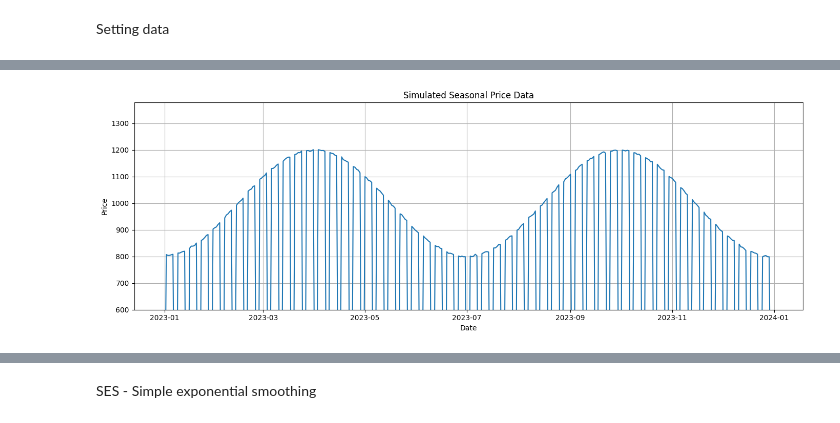
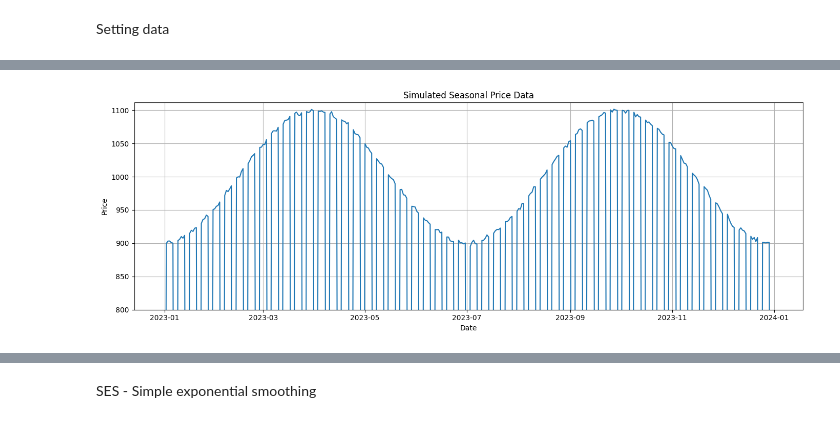
Before and after one commit to AndrijaLazic/Time-Series-Forecasting, a Jupyter notebook: python-roi/main.ipynb, the cells around one changed output, grey strips where cells are left out. Drawn from its saved outputs; the diff is of its cells as text; code cells hidden in the pictures.

```diff
--- a/python-roi/main.ipynb
+++ b/python-roi/main.ipynb
@@ -108,33 +114,33 @@ seasonal__dataframe = pandas.DataFrame({"date": dates})
 seasonal__dataframe["day_of_year"] = seasonal__dataframe["date"].dt.dayofyear
 seasonal__dataframe["day_of_week"] = seasonal__dataframe["date"].dt.dayofweek  # 0=Mon, ..., 6=Sun
 
 # Generate seasonal pattern (using sine curve)
 # Example: simulate higher prices in middle of year (summer)
 shift_days = 45
-seasonal_pattern = 1000 + 200 * numpy.sin(4 * numpy.pi * (seasonal__dataframe["day_of_year"] - shift_days) / 365)
+seasonal_pattern = 1000 + 100 * numpy.sin(4 * numpy.pi * (seasonal__dataframe["day_of_year"] - shift_days) / 365)
 
 # Add random noise
 noise = numpy.random.normal(0, 2.0, size=len(seasonal__dataframe))
 
 # Final price = seasonality + trend + noise
 seasonal__dataframe["price"] = seasonal_pattern + noise
 
 # Optionally zero out weekends
 if zero_on_weekends:
     seasonal__dataframe.loc[seasonal__dataframe["day_of_week"] >= 5, "price"] = 0
 
 # Plot result
 plt.figure(figsize=(14, 5))
 plt.plot(seasonal__dataframe["date"], seasonal__dataframe["price"])
 plt.title("Simulated Seasonal Price Data")
 plt.xlabel("Date")
 plt.ylabel("Price")
 plt.grid(True)
 plt.tight_layout()
-plt.ylim(600, seasonal_plus_linear_growth_dataframe["price"].max() + 10)
+plt.ylim(800, seasonal__dataframe["price"].max() + 10)
 plt.show()
 
 # Save to CSV
 seasonal__dataframe[["date", "price"]].to_csv("Data/seasonal_price_data.csv", index=False)
 # %% [output]
-[figure, old version]
+[figure, new version]
```
Also changed, not shown: parts of 13 cells of this notebook, 1 other file.
